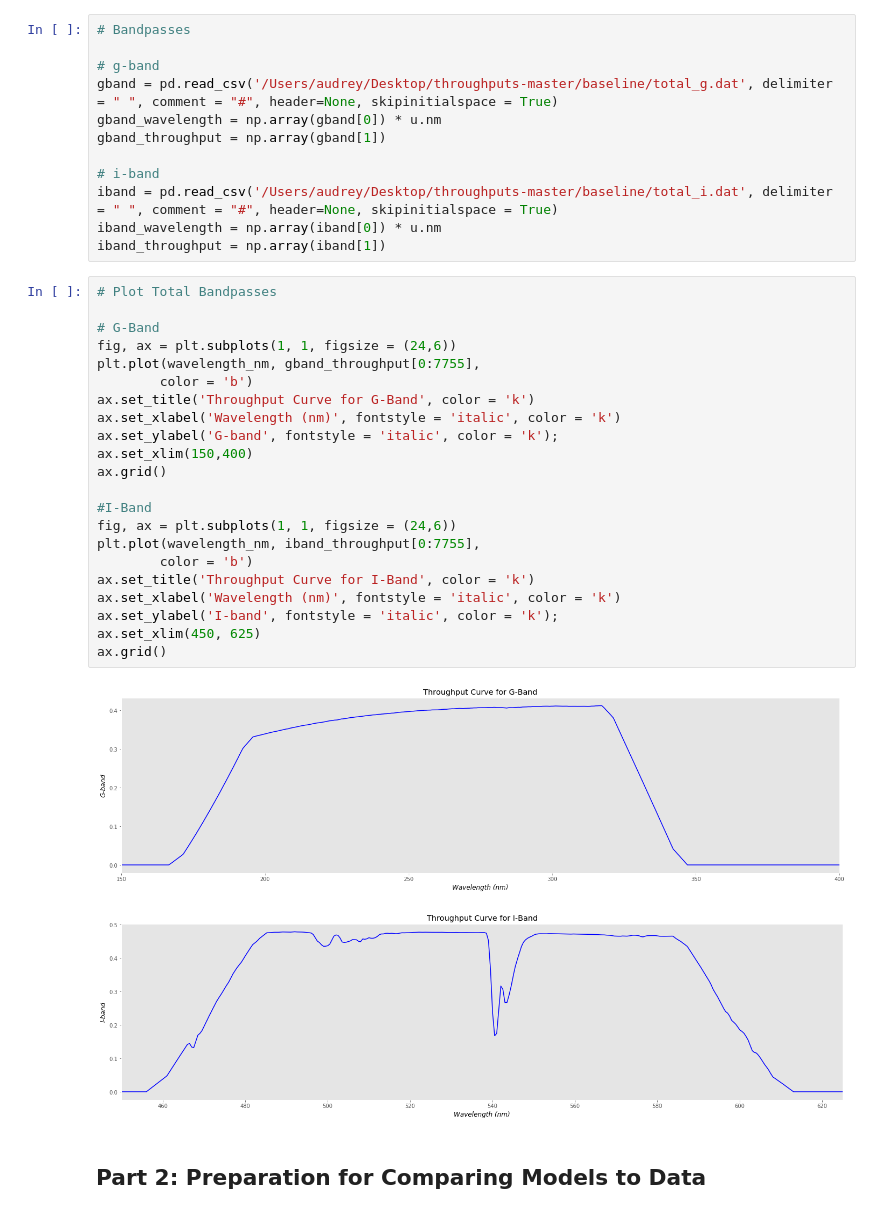
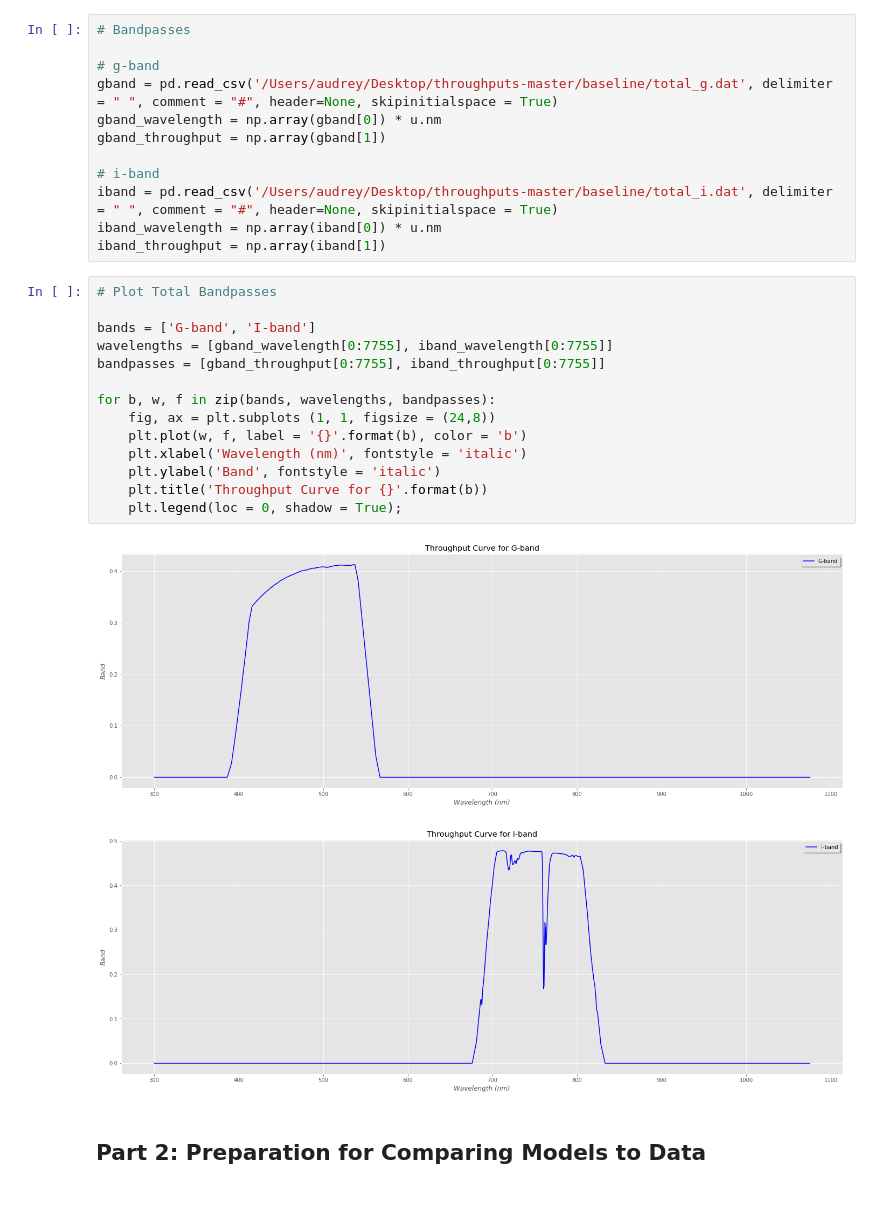
Before and after one commit to abudlong/Astro499, a Jupyter notebook: A499_Winter22_Assignment1.ipynb, the cells around one changed output. Saved outputs shown, nothing was run; the diff lists cells and outputs as text.

```diff
--- a/A499_Winter22_Assignment1.ipynb
+++ b/A499_Winter22_Assignment1.ipynb
@@ -309,31 +220,23 @@ gband_throughput = np.array(gband[1])
 iband = pd.read_csv('/Users/audrey/Desktop/throughputs-master/baseline/total_i.dat', delimiter = " ", comment = "#", header=None, skipinitialspace = True)
 iband_wavelength = np.array(iband[0]) * u.nm
 iband_throughput = np.array(iband[1])
-# %%
-# Plot Total Bandpasses
-
-# G-Band
-fig, ax = plt.subplots(1, 1, figsize = (24,6))
-plt.plot(wavelength_nm, gband_throughput[0:7755],
-        color = 'b')
-ax.set_title('Throughput Curve for G-Band', color = 'k')
-ax.set_xlabel('Wavelength (nm)', fontstyle = 'italic', color = 'k')
-ax.set_ylabel('G-band', fontstyle = 'italic', color = 'k');
-ax.set_xlim(150,400)
-ax.grid()
-
-#I-Band
-fig, ax = plt.subplots(1, 1, figsize = (24,6))
-plt.plot(wavelength_nm, iband_throughput[0:7755],
-        color = 'b')
-ax.set_title('Throughput Curve for I-Band', color = 'k')
-ax.set_xlabel('Wavelength (nm)', fontstyle = 'italic', color = 'k')
-ax.set_ylabel('I-band', fontstyle = 'italic', color = 'k');
-ax.set_xlim(450, 625)
-ax.grid()
-# %% [output]
-[figure, removed]
-[figure, removed]
+# %%
+# Plot Total Bandpasses
+
+bands = ['G-band', 'I-band']
+wavelengths = [gband_wavelength[0:7755], iband_wavelength[0:7755]]
+bandpasses = [gband_throughput[0:7755], iband_throughput[0:7755]]
+
+for b, w, f in zip(bands, wavelengths, bandpasses):
+    fig, ax = plt.subplots (1, 1, figsize = (24,8))
+    plt.plot(w, f, label = '{}'.format(b), color = 'b')
+    plt.xlabel('Wavelength (nm)', fontstyle = 'italic')
+    plt.ylabel('Band', fontstyle = 'italic')
+    plt.title('Throughput Curve for {}'.format(b))
+    plt.legend(loc = 0, shadow = True);
+# %% [output]
+[figure, added]
+[figure, added]
 # %% [markdown]
 ## Part 2: Preparation for Comparing Models to Data
 # %% [markdown]
```
Also changed, not shown: parts of 15 cells of this notebook.
